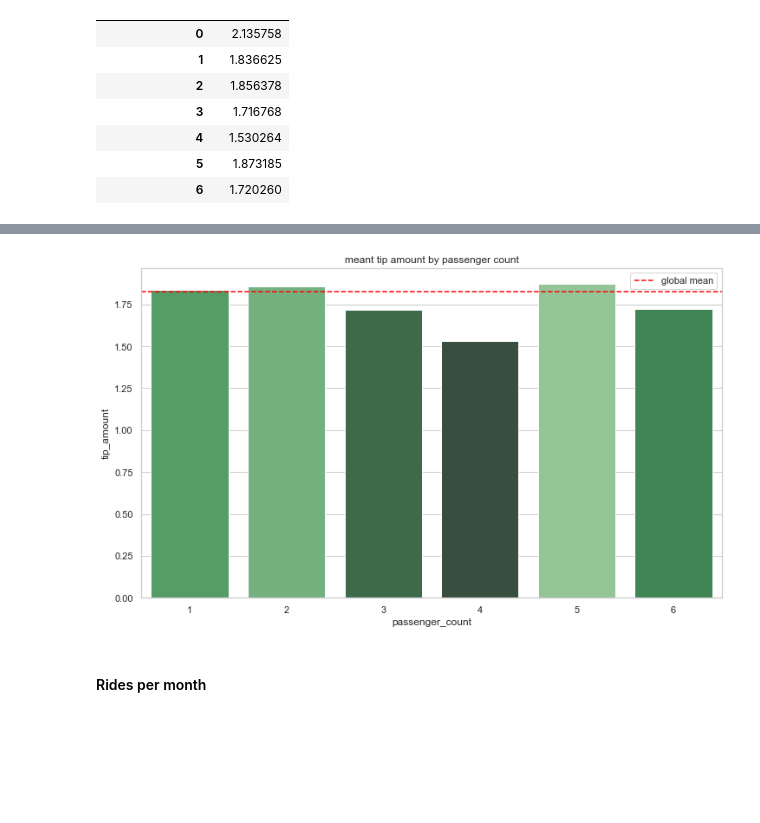
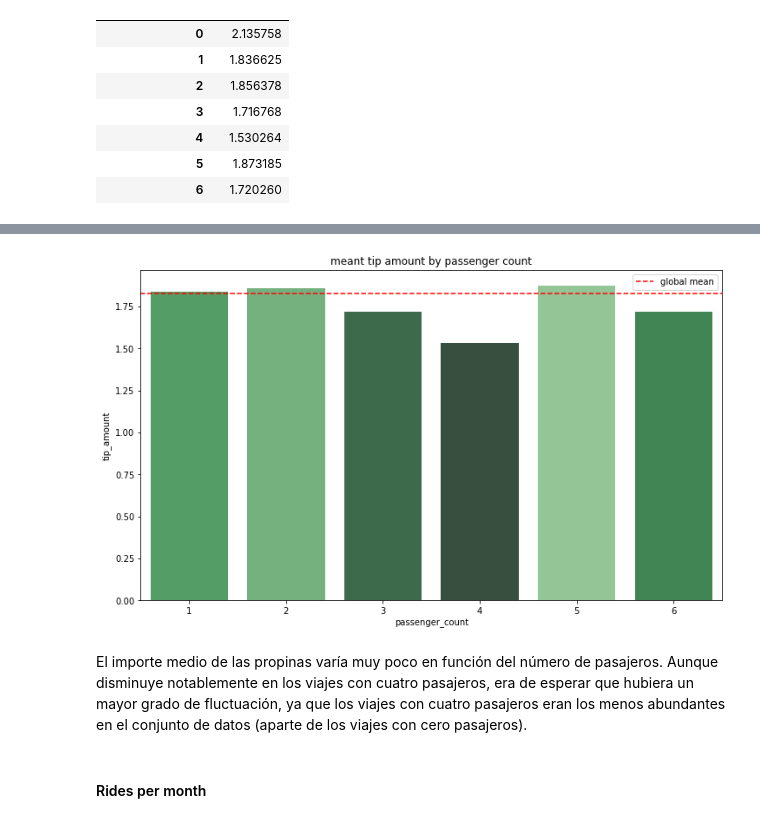
Before and after one commit to PedroHurtgm/Automatidata-Capstone, a Jupyter notebook: Automatidata Project.ipynb, the cells around one changed output, grey strips where cells are left out. Cells and saved outputs as stored; diff of their text form; code cells hidden in the pictures; blank space fills up the shorter version.

```diff
--- a/Automatidata Project.ipynb
+++ b/Automatidata Project.ipynb
@@ -419,0 +475,5 @@ mean_tips_by_passenger_count
+# %%
+df0.drop(df0[(df0['passenger_count'] == 0)].index, inplace=True)
+# %%
+mean_tips_by_passenger_count = df0.groupby(['passenger_count'])[['tip_amount']].mean()
+mean_tips_by_passenger_count
@@ -420,15 +489,17 @@ mean_tips_by_passenger_count
 # %%
-data = mean_tips_by_passenger_count.tail(-1)
+data = mean_tips_by_passenger_count
 pal = sns.color_palette("Greens_d", len(data))
 rank = data['tip_amount'].argsort().argsort()
 plt.figure(figsize =(12,7))
 ax = sns.barplot(x = data.index, y = data['tip_amount'],
                 palette = np.array(pal[::-1])[rank])
 ax.axhline(df0['tip_amount'].mean(), ls = '--', color = 'red', label = 'global mean')
 ax.legend()
 plt.title('meant tip amount by passenger count');
 # %% [output]
-[figure, old version]
+[figure, new version]
+# %% [markdown]
+ El importe medio de las propinas varía muy poco en función del número de pasajeros. Aunque disminuye notablemente en los viajes con cuatro pasajeros, era de esperar que hubiera un mayor grado de fluctuación, ya que los viajes con cuatro pasajeros eran los menos abundantes en el conjunto de datos (aparte de los viajes con cero pasajeros).
 # %% [markdown]
 #### Rides per month
 # %%
```
Also changed, not shown: parts of 52 cells of this notebook.
